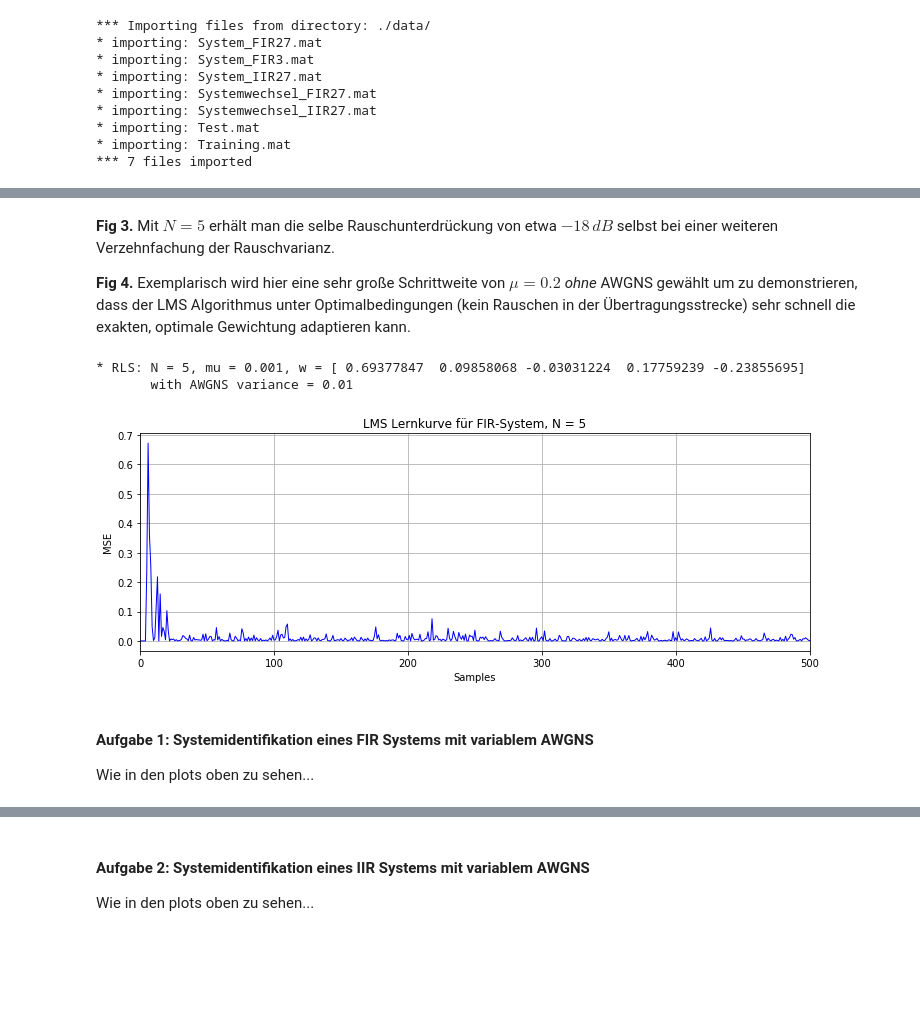
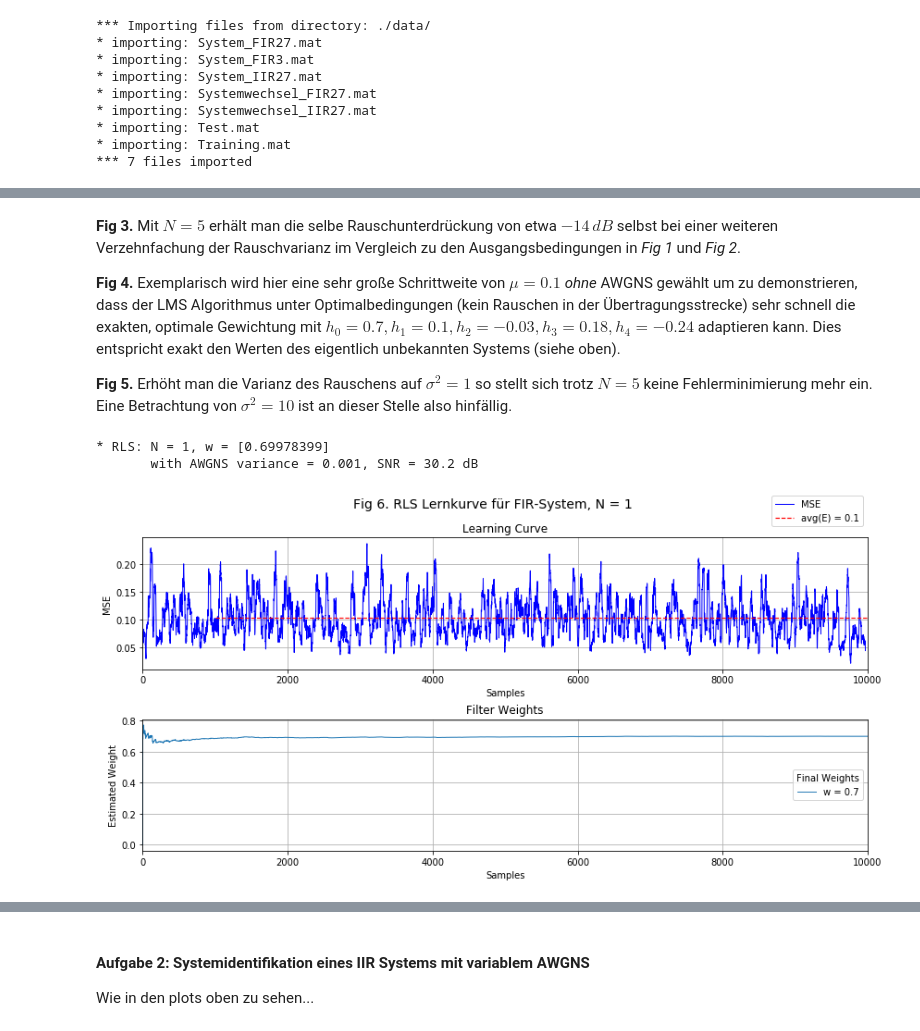
Before and after one commit to xhain/Systemidentifikation, a Jupyter notebook: python/Systemidentifikation.ipynb, the cells around one changed output, grey strips where cells are left out. Saved outputs shown, nothing was run; the diff lists cells and outputs as text; code cells hidden in the pictures; blank space fills up the shorter version.

Commit message:
Removed leading zeros when plotting weights in errorplot. Started working on RLS exercise. Kind of finished LMS. Removed mu from RLS.

```diff
--- a/python/Systemidentifikation.ipynb
+++ b/python/Systemidentifikation.ipynb
@@ -93,8 +92,8 @@ Eine Rauschtoleranz müsste beim Entwurf des Systems vorher definiert werden um
 # %%
 # N = 2
-N, mu, var = 2, 0.001, 0.01
+N, mu, var = 2, 0.01, 0.01
 HfirDn, SNRdB = ts.addNoise(HfirD, var)
 E, W, w, Yd = algo.lmsAlg(N, mu, HfirX, HfirDn, np.zeros(N))
-ts.errorPlot(E, W, plotLen, 'Fig 2. LMS Lernkurve für FIR-System, N = '+str(N), style='lin')
+ts.errorPlot(E, W, plotLen, 'Fig 2. LMS Lernkurve für FIR-System, N = '+str(N), style='log')
 print('       with AWGNS variance = '+str(var)+', SNR = '+str(SNRdB)+' dB')
 # %% [output]
@@ -106,14 +105,20 @@ print('       with AWGNS variance = '+str(var)+', SNR = '+str(SNRdB)+' dB')
 # %%
 # N = 5
-N, mu, var = 5, 0.001, 0.1
+N, mu, var = 5, 0.01, 0.1
 HfirDn, SNRdB = ts.addNoise(HfirD, var)
 E, W, w, Yd = algo.lmsAlg(N, mu, HfirX, HfirDn, np.zeros(N))
-ts.errorPlot(E, W, plotLen, 'Fig 3. LMS Lernkurve für FIR-System, N = '+str(N), style='lin')
+ts.errorPlot(E, W, plotLen, 'Fig 3. LMS Lernkurve für FIR-System, N = '+str(N), style='log')
 print('       with AWGNS variance = '+str(var)+', SNR = '+str(SNRdB)+' dB')
 
 N, mu, var = 5, 0.1, 0
 HfirDn, SNRdB = ts.addNoise(HfirD, var)
 E, W, w, Yd = algo.lmsAlg(N, mu, HfirX, HfirDn, np.zeros(N))
-ts.errorPlot(E, W, 200, 'Fig 4. LMS Lernkurve für FIR-System, N = '+str(N), style='lin')
+ts.errorPlot(E, W, 60, 'Fig 4. LMS Lernkurve für FIR-System, N = '+str(N), style='lin')
 print('       with AWGNS variance = '+str(var)+', SNR = '+str(SNRdB)+' dB')
+
+N, mu, var = 5, 0.01, 1
+HfirDn, SNRdB = ts.addNoise(HfirD, var)
+E, W, w, Yd = algo.lmsAlg(N, mu, HfirX, HfirDn, np.zeros(N))
+ts.errorPlot(E, W, plotLen, 'Fig 5. LMS Lernkurve für FIR-System, N = '+str(N), style='log')
+print('       with AWGNS variance = '+str(var)+', SNR = '+str(SNRdB)+' dB')
 # %% [output]
@@ -126,27 +134,24 @@ print('       with AWGNS variance = '+str(var)+', SNR = '+str(SNRdB)+' dB')
 # %% [markdown]
-**Fig 3.** Mit $N = 5$ erhält man die selbe Rauschunterdrückung von etwa $-18 \,dB$ selbst bei einer weiteren Verzehnfachung der Rauschvarianz.
+**Fig 3.** Mit $N = 5$ erhält man die selbe Rauschunterdrückung von etwa $-14\,dB$ selbst bei einer weiteren Verzehnfachung der Rauschvarianz im Vergleich zu den Ausgangsbedingungen in *Fig 1* und *Fig 2*.
 
-**Fig 4.** Exemplarisch wird hier eine sehr große Schrittweite von $\mu = 0.2$ *ohne* AWGNS gewählt um zu demonstrieren, dass der LMS Algorithmus unter Optimalbedingungen (kein Rauschen in der Übertragungsstrecke) sehr schnell die exakten, optimale Gewichtung adaptieren kann.
+**Fig 4.** Exemplarisch wird hier eine sehr große Schrittweite von $\mu = 0.1$ *ohne* AWGNS gewählt um zu demonstrieren, dass der LMS Algorithmus unter Optimalbedingungen (kein Rauschen in der Übertragungsstrecke) sehr schnell die exakten, optimale Gewichtung mit $h_0 = 0.7, h_1 = 0.1, h_2 = -0.03, h_3 = 0.18, h_4 = -0.24$ adaptieren kann. Dies entspricht exakt den Werten des eigentlich unbekannten Systems (siehe oben).
+
+**Fig 5.** Erhöht man die Varianz des Rauschens auf $\sigma^2 = 1$ so stellt sich trotz $N = 5$ keine Fehlerminimierung mehr ein. Eine Betrachtung von $\sigma^2 = 10$ ist an dieser Stelle also hinfällig.
 # %%
 # FIR RLS study
 # N  = 1, 2, 5
-# mu = free
 # var = 0.001, 0.1, 1, 10
 
-# Length of displayed plot
-plotLen = 500
-plotStyle = 'lin'
+# Style of displayed plot
+plotLen = 10000
 
 # N = 1
-N, mu, var = 5, 0.001, 0.01
-HfirXn = ts.addNoise(HfirX, var)
-E, W, w, Yd = algo.rlsAlg(N, mu, HfirXn, HfirD, np.zeros(N))
-ts.plot(E.T ,'LMS Lernkurve für FIR-System, N = '+str(N),plotStyle, plotLen)
-print('       with AWGNS variance = '+str(var))
+N, var = 1, 0.001
+HfirXn, SNRdB = ts.addNoise(HfirX, var)
+E, W, w, Yd = algo.rlsAlg(N, HfirXn, HfirD, np.zeros(N))
+ts.errorPlot(E, W, plotLen, 'Fig 6. RLS Lernkurve für FIR-System, N = '+str(N), style='lin',avgFrom=1000)
+print('       with AWGNS variance = '+str(var)+', SNR = '+str(SNRdB)+' dB')
 # %% [output]
-* RLS: N = 5, mu = 0.001, w = [ 0.69377847  0.09858068 -0.03031224  0.17759239 -0.23855695]
-       with AWGNS variance = 0.01
+* RLS: N = 1, w = [0.69978399]
+       with AWGNS variance = 0.001, SNR = 30.2 dB
-[figure, old version]
+[figure, new version]
-# %% [markdown]
-#### Aufgabe 1: Systemidentifikation eines FIR Systems mit variablem AWGNS
-Wie in den plots oben zu sehen...
```
Also changed, not shown: parts of 18 cells of this notebook, 3 other files.
